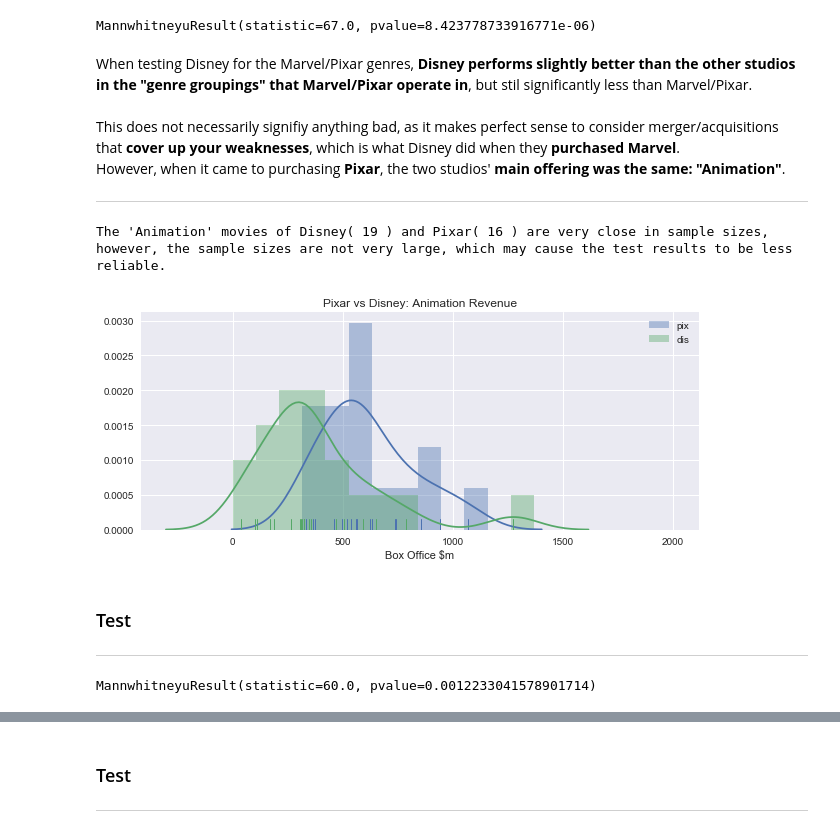
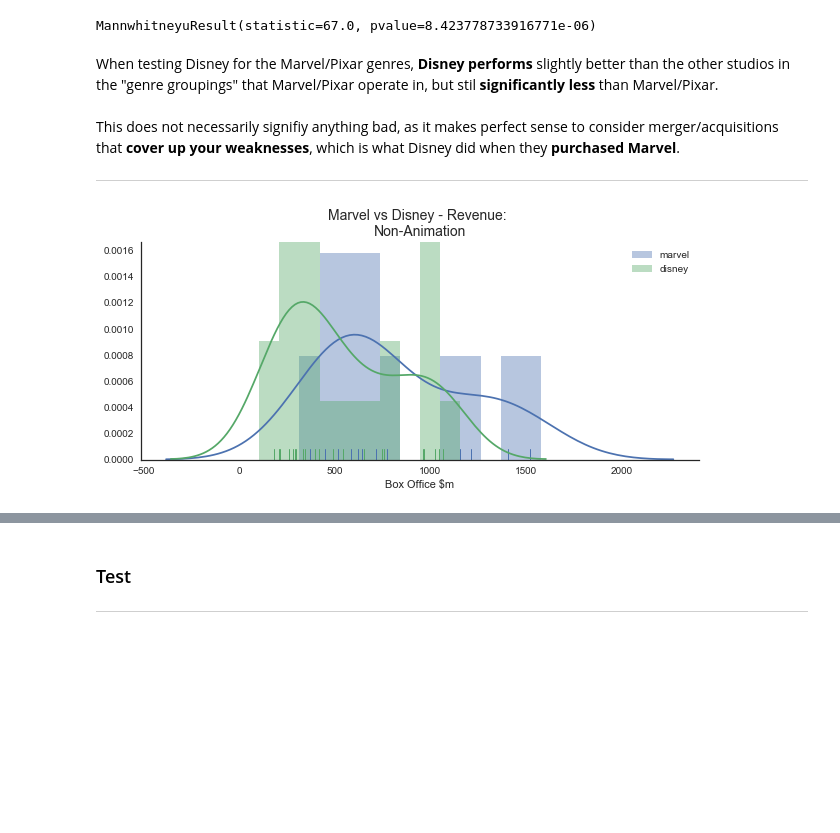
Before and after one commit to ryanlee213/test, a Jupyter notebook: narrative analytics and experimentation.ipynb, the cells around one changed output, grey strips where cells are left out. Drawn from its saved outputs; the diff is of its cells as text; code cells hidden in the pictures; blank space fills up the shorter version.

```diff
--- a/narrative analytics and experimentation.ipynb
+++ b/narrative analytics and experimentation.ipynb
@@ -684,12 +704,12 @@ Even if less observations were eliminated than preferred...
 # %%
 plt.figure(figsize=(10, 4))
 
-var = {'m_p':only_mp, 'b_o':box_off_mpgenres_100}
+var = {'marvel & pixar':only_mp, 'box office - marv/pix genres':box_off_mpgenres_100}
 for k,v in var.items():
-    sns.distplot(v.budg, binsb, label=k, rug=True)
+    sns.distplot(v.rev, binsr, label=k, rug=True)
 
-plt.title('Marvel/Pixar vs non-Marvel/Pixar: Budget >=$100m')
-plt.xlabel('Budget $m')
+plt.title('Marv/Pixar vs Box Office - Revenue:\n (marv/pix genres; budget>=$100m)', fontsize=14)
+plt.xlabel('Box Office $m')
 plt.legend()
 sns.despine()
 # %% [output]
@@ -741,16 +749,16 @@ To be able to make that determination, there must be another test using differen
 While we have already performed a test on Disney and Disney's subsidiaries (Marvel/Pixar), that test did not filter out Disney's movies to match the genres of Marvel/Pixar.
 # %%
 # pulling Disney only movies with matching genres as marvel/pixar
-# budg >= 85
-dis_mpgenres_85 = box_off_mpgenres_85.groupby('dis').get_group(1)
+# budg >= 100
+dis_mpgenres_100 = box_off_mpgenres_100.groupby('dis').get_group(1)
 # %%
 plt.figure(figsize=(10, 4))
 
-var = {'m_p':only_mp, 'dis':dis_mpgenres_85}
+var = {'marvel & pixar':only_mp, 'disney':dis_mpgenres_100}
 for k,v in var.items():
     sns.distplot(v.rev, binsr, label=k, rug=True)
 
-plt.title('Marvel/Pixar vs Disney: Revenue')
+plt.title('Marvel/Pixar vs Disney - Revenue\n (marv/pix genres; budget>=\$100m)', fontsize=14)
 plt.xlabel('Box Office $m')
 plt.legend()
 sns.despine()
@@ -764,15 +772,6 @@ stats.mannwhitneyu(only_mp['rev'], dis_mpgenres_85['rev'])
 # %% [output]
 MannwhitneyuResult(statistic=67.0, pvalue=8.423778733916771e-06)
 # %% [markdown]
-When testing Disney for the Marvel/Pixar genres, **Disney performs slightly better than the other studios in the "genre groupings" that Marvel/Pixar operate in**, but stil significantly less than Marvel/Pixar.<br><br>
+When testing Disney for the Marvel/Pixar genres, **Disney performs** slightly better than the other studios in the "genre groupings" that Marvel/Pixar operate in, but stil **significantly less** than Marvel/Pixar.<br><br>
 This does not necessarily signifiy anything bad, as it makes perfect sense to consider merger/acquisitions that **cover up your weaknesses**, which is what Disney did when they **purchased Marvel**.<br>
-However, when it came to purchasing **Pixar**, the two studios' **main offering was the same: "Animation"**.
 ***
-# %%
-# not using genre-filtered df
-disonly['Animation'] = disonly['genres'].str.contains('Animation').apply(lambda x:1 if x else 0)
-dis_ani = disonly.copy().groupby('Animation').get_group(1)
-print("The 'Animation' movies of Disney(", str(len(dis_ani)), ") and Pixar(", str(len(pixar_only)), ") are very close in sample sizes,\nhowever, the sample sizes are not very large, which may cause the test results to be less reliable.")
-# %% [output]
-The 'Animation' movies of Disney( 19 ) and Pixar( 16 ) are very close in sample sizes,
-however, the sample sizes are not very large, which may cause the test results to be less reliable.
@@ -779,22 +782,16 @@ however, the sample sizes are not very large, which may cause the test results t
+# %%
+dis_nonani = disonly.copy()[disonly['budg']>=95].groupby('Animation').get_group(0)
 # %%
-sns.set(style='darkgrid')
 plt.figure(figsize=(10, 4))
 
-var = {'pix':pixar_only, 'dis':dis_ani}
+var = {'marvel':marv_only, 'disney':dis_nonani}
 for k,v in var.items():
     sns.distplot(v.rev, binsr, label=k, rug=True)
 
-plt.title('Pixar vs Disney: Animation Revenue')
+plt.title('Marvel vs Disney - Revenue: \nNon-Animation', fontsize=14)
 plt.xlabel('Box Office $m')
 plt.legend()
 
 sns.despine()
 # %% [output]
-[figure, old version]
+[figure, new version]
-# %% [markdown]
-### Test
-***
-# %%
-stats.mannwhitneyu(pixar_only['rev'], dis_ani['rev'])
-# %% [output]
-MannwhitneyuResult(statistic=60.0, pvalue=0.0012233041578901714)
```
Also changed, not shown: parts of 154 cells of this notebook.
